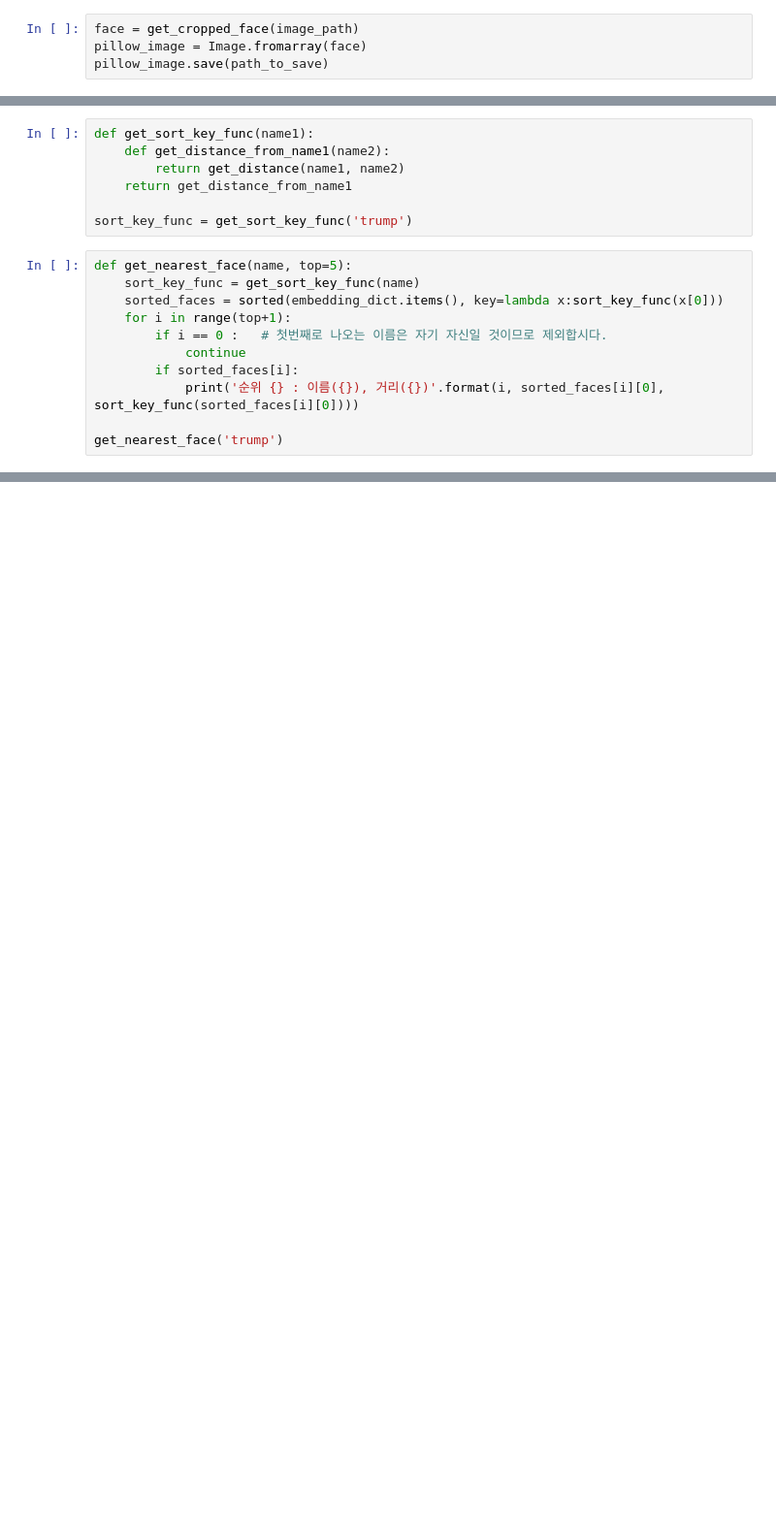
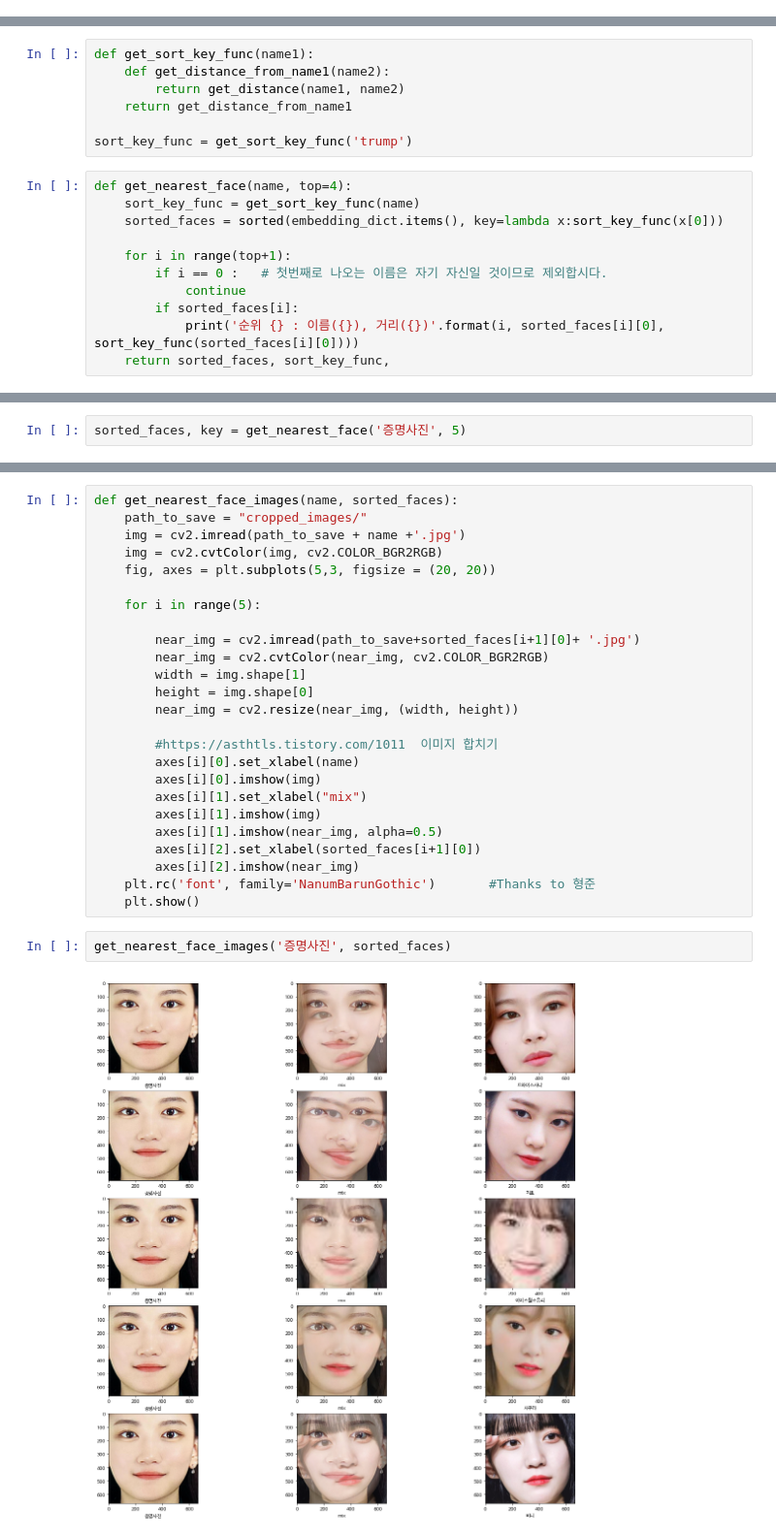
Before and after one commit to mkkim007/AIFFEL, a Jupyter notebook: [E_05]FaceNet.ipynb, the cells around one changed output, grey strips where cells are left out. Shown at 97% size. Cells and saved outputs as stored; diff of their text form; blank space fills up the shorter version.

```diff
--- a/[E_05]FaceNet.ipynb
+++ b/[E_05]FaceNet.ipynb
@@ -113,7 +138,3 @@ pillow_image = Image.fromarray(face)
-# %%
-face = get_cropped_face(image_path)
-pillow_image = Image.fromarray(face)
-pillow_image.save(path_to_save)
 # %% [markdown]
 ## 3.임베딩 추출하기
 # %%
@@ -215,13 +239,13 @@ def get_sort_key_func(name1):
 
 sort_key_func = get_sort_key_func('trump')
 # %%
-def get_nearest_face(name, top=5):
+def get_nearest_face(name, top=4):
     sort_key_func = get_sort_key_func(name)
     sorted_faces = sorted(embedding_dict.items(), key=lambda x:sort_key_func(x[0]))
+
     for i in range(top+1):
         if i == 0 :   # 첫번째로 나오는 이름은 자기 자신일 것이므로 제외합시다.
             continue
         if sorted_faces[i]:
             print('순위 {} : 이름({}), 거리({})'.format(i, sorted_faces[i][0], sort_key_func(sorted_faces[i][0])))
-
-get_nearest_face('trump')
+    return sorted_faces, sort_key_func,
@@ -241,0 +252,2 @@ get_nearest_face('증명사진')
+# %%
+sorted_faces, key = get_nearest_face('증명사진', 5)
@@ -241,0 +269,29 @@ get_nearest_face('증명사진')
+# %%
+def get_nearest_face_images(name, sorted_faces):
+    path_to_save = "cropped_images/"
+    img = cv2.imread(path_to_save + name +'.jpg')
+    img = cv2.cvtColor(img, cv2.COLOR_BGR2RGB)
+    fig, axes = plt.subplots(5,3, figsize = (20, 20))
+
+    for i in range(5):
+
+        near_img = cv2.imread(path_to_save+sorted_faces[i+1][0]+ '.jpg')
+        near_img = cv2.cvtColor(near_img, cv2.COLOR_BGR2RGB)
+        width = img.shape[1]
+        height = img.shape[0]
+        near_img = cv2.resize(near_img, (width, height))
+
+        #https://asthtls.tistory.com/1011  이미지 합치기
+        axes[i][0].set_xlabel(name)
+        axes[i][0].imshow(img)
+        axes[i][1].set_xlabel("mix")
+        axes[i][1].imshow(img)
+        axes[i][1].imshow(near_img, alpha=0.5)
+        axes[i][2].set_xlabel(sorted_faces[i+1][0])
+        axes[i][2].imshow(near_img)
+    plt.rc('font', family='NanumBarunGothic')       #Thanks to 형준
+    plt.show()
+# %%
+get_nearest_face_images('증명사진', sorted_faces)
+# %% [output]
+[figure, added]
```
Also changed, not shown: parts of 26 cells of this notebook.
